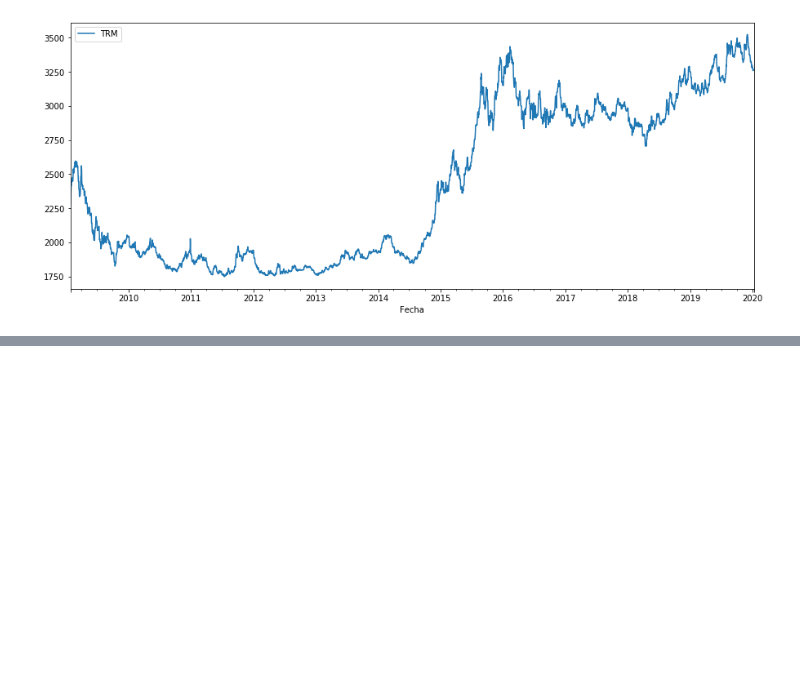
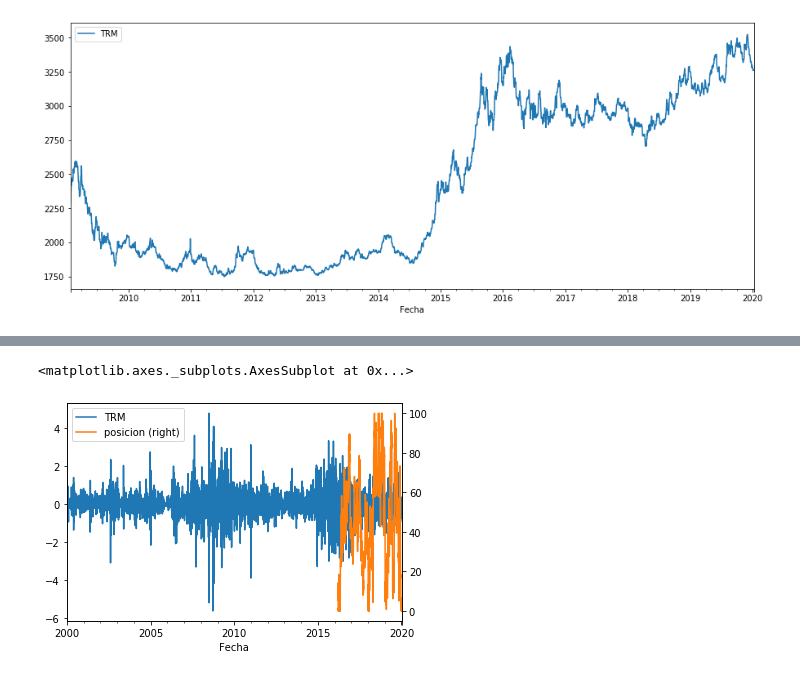
Before and after one commit to jdsuarez10/Filtro-de-HP-para-USD-COP, a Jupyter notebook: Filtro HP.ipynb, the cells around one changed output, grey strips where cells are left out. Cells and saved outputs as stored; diff of their text form; code cells hidden in the pictures; blank space fills up the shorter version.

```diff
--- a/Filtro HP.ipynb
+++ b/Filtro HP.ipynb
@@ -75 +101,6 @@ plt.show()
 [figure]
+# %%
+estrategia.plot(secondary_y="posicion")
+# %% [output]
+<matplotlib.axes._subplots.AxesSubplot at 0x...>
+[figure, added]
```
Also changed, not shown: parts of 14 cells of this notebook.
